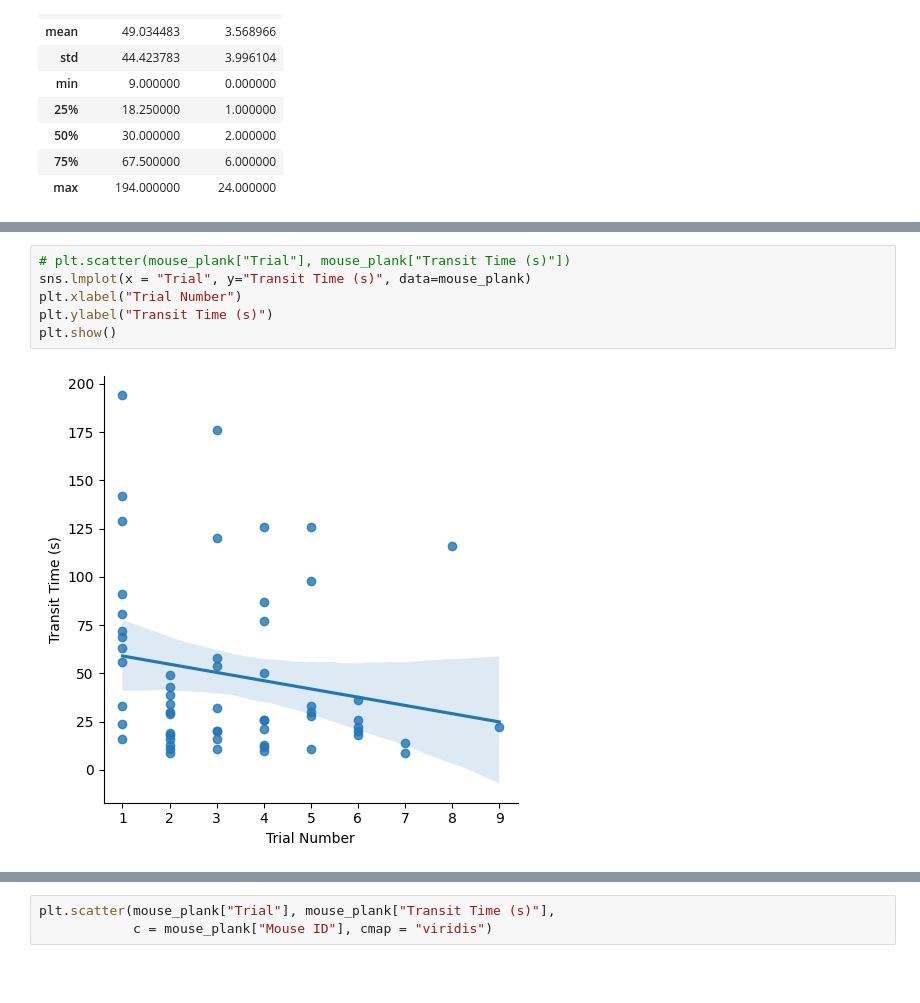
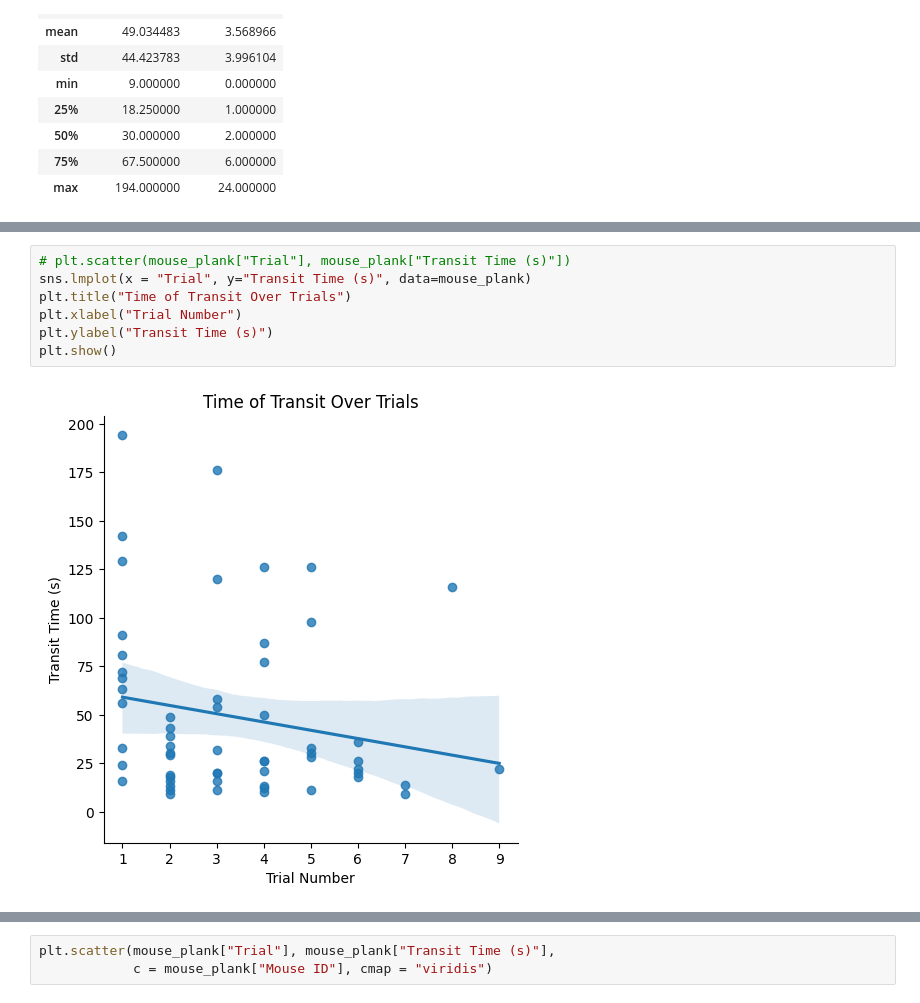
Before and after one commit to milliehuang2022/Chronic-Spinal-Cord-Injury, a Jupyter notebook: mouse_plank.ipynb, the cells around one changed output, grey strips where cells are left out. Saved outputs shown, nothing was run; the diff lists cells and outputs as text; blank space fills up the shorter version.

```diff
--- a/mouse_plank.ipynb
+++ b/mouse_plank.ipynb
@@ -55,11 +78,12 @@ Text(33.37500000000001, 0.5, 'Footfall Errors')
 # %%
 # plt.scatter(mouse_plank["Trial"], mouse_plank["Transit Time (s)"])
 sns.lmplot(x = "Trial", y="Transit Time (s)", data=mouse_plank)
+plt.title("Time of Transit Over Trials")
 plt.xlabel("Trial Number")
 plt.ylabel("Transit Time (s)")
 plt.show()
 # %% [output]
-[figure, old version]
+[figure, new version]
 # %%
 #plt.scatter(mouse_plank["Trial"], mouse_plank["Transit Time (s)"])
 sns.lmplot(x = "Trial", y="Transit Time (s)", data=mouse_plank)
```
Also changed, not shown: parts of 18 cells of this notebook.
